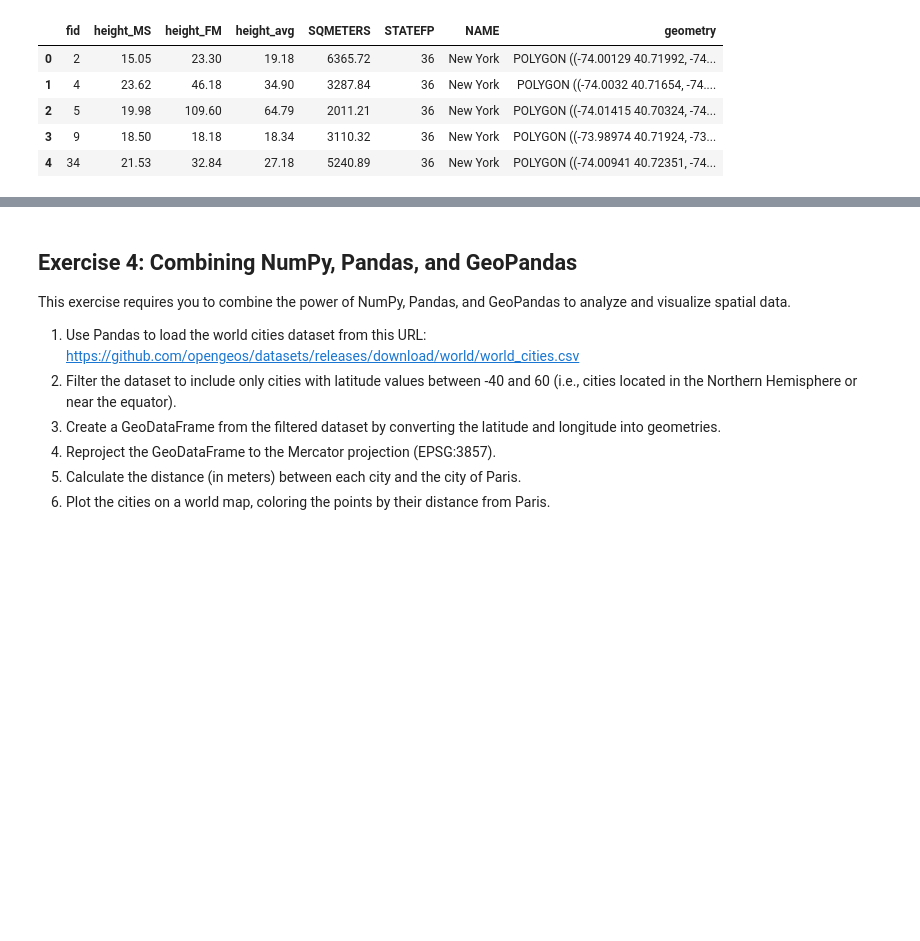
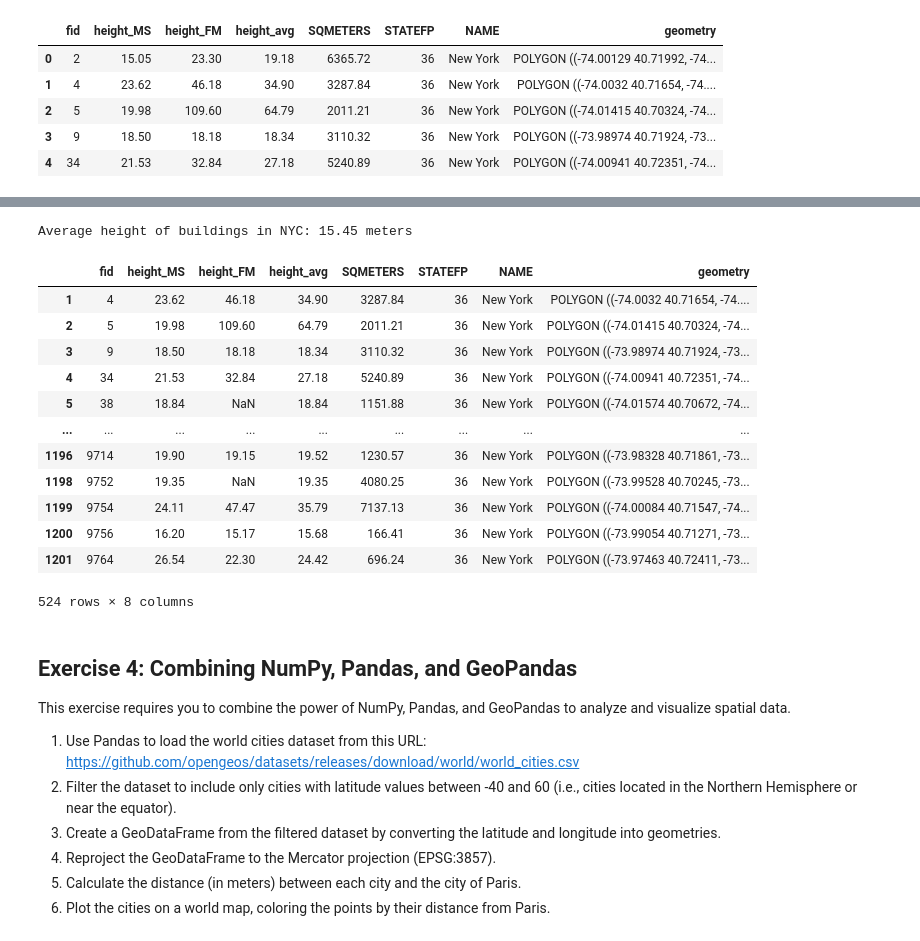
Before and after one commit to Geography-and-Planning/intro-to-gis, a Jupyter notebook: lab/lab_04.ipynb, the cells around one changed output, grey strips where cells are left out. Cells and saved outputs as stored; diff of their text form; code cells hidden in the pictures; blank space fills up the shorter version.

```diff
--- a/lab/lab_04.ipynb
+++ b/lab/lab_04.ipynb
@@ -160,0 +171,23 @@ ny_buildings.head(5)
+# %%
+# average height of buildings
+average_height= ny_buildings["height_MS"].mean()
+print(f"Average height of buildings in NYC: {average_height:.2f} meters")
+# %% [output]
+Average height of buildings in NYC: 15.45 meters
+# %%
+high_than_average= ny_buildings[ny_buildings["height_MS"] > average_height]
+high_than_average
+# %% [output]
+|  | fid | height_MS | height_FM | height_avg | SQMETERS | STATEFP | NAME | geometry |
+| 1 | 4 | 23.62 | 46.18 | 34.90 | 3287.84 | 36 | New York | POLYGON ((-74.0032 40.71654, -74.... |
+| 2 | 5 | 19.98 | 109.60 | 64.79 | 2011.21 | 36 | New York | POLYGON ((-74.01415 40.70324, -74... |
+| 3 | 9 | 18.50 | 18.18 | 18.34 | 3110.32 | 36 | New York | POLYGON ((-73.98974 40.71924, -73... |
+| 4 | 34 | 21.53 | 32.84 | 27.18 | 5240.89 | 36 | New York | POLYGON ((-74.00941 40.72351, -74... |
+| 5 | 38 | 18.84 | NaN | 18.84 | 1151.88 | 36 | New York | POLYGON ((-74.01574 40.70672, -74... |
+| ... | ... | ... | ... | ... | ... | ... | ... | ... |
+| 1196 | 9714 | 19.90 | 19.15 | 19.52 | 1230.57 | 36 | New York | POLYGON ((-73.98328 40.71861, -73... |
+| 1198 | 9752 | 19.35 | NaN | 19.35 | 4080.25 | 36 | New York | POLYGON ((-73.99528 40.70245, -73... |
+| 1199 | 9754 | 24.11 | 47.47 | 35.79 | 7137.13 | 36 | New York | POLYGON ((-74.00084 40.71547, -74... |
+| 1200 | 9756 | 16.20 | 15.17 | 15.68 | 166.41 | 36 | New York | POLYGON ((-73.99054 40.71271, -73... |
+| 1201 | 9764 | 26.54 | 22.30 | 24.42 | 696.24 | 36 | New York | POLYGON ((-73.97463 40.72411, -73... |
+524 rows × 8 columns
```
Also changed, not shown: parts of 11 cells of this notebook, 2 other files.
